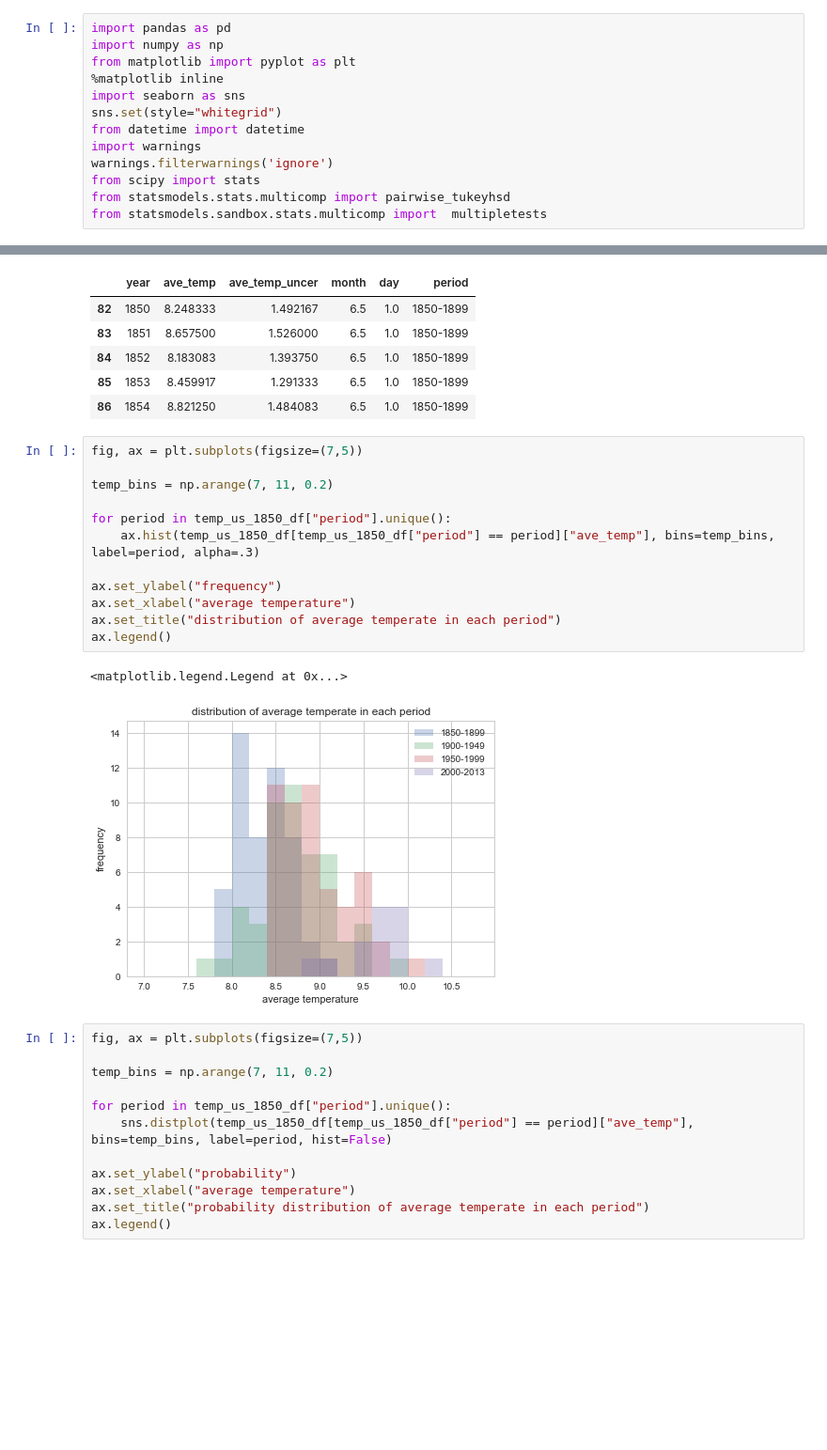
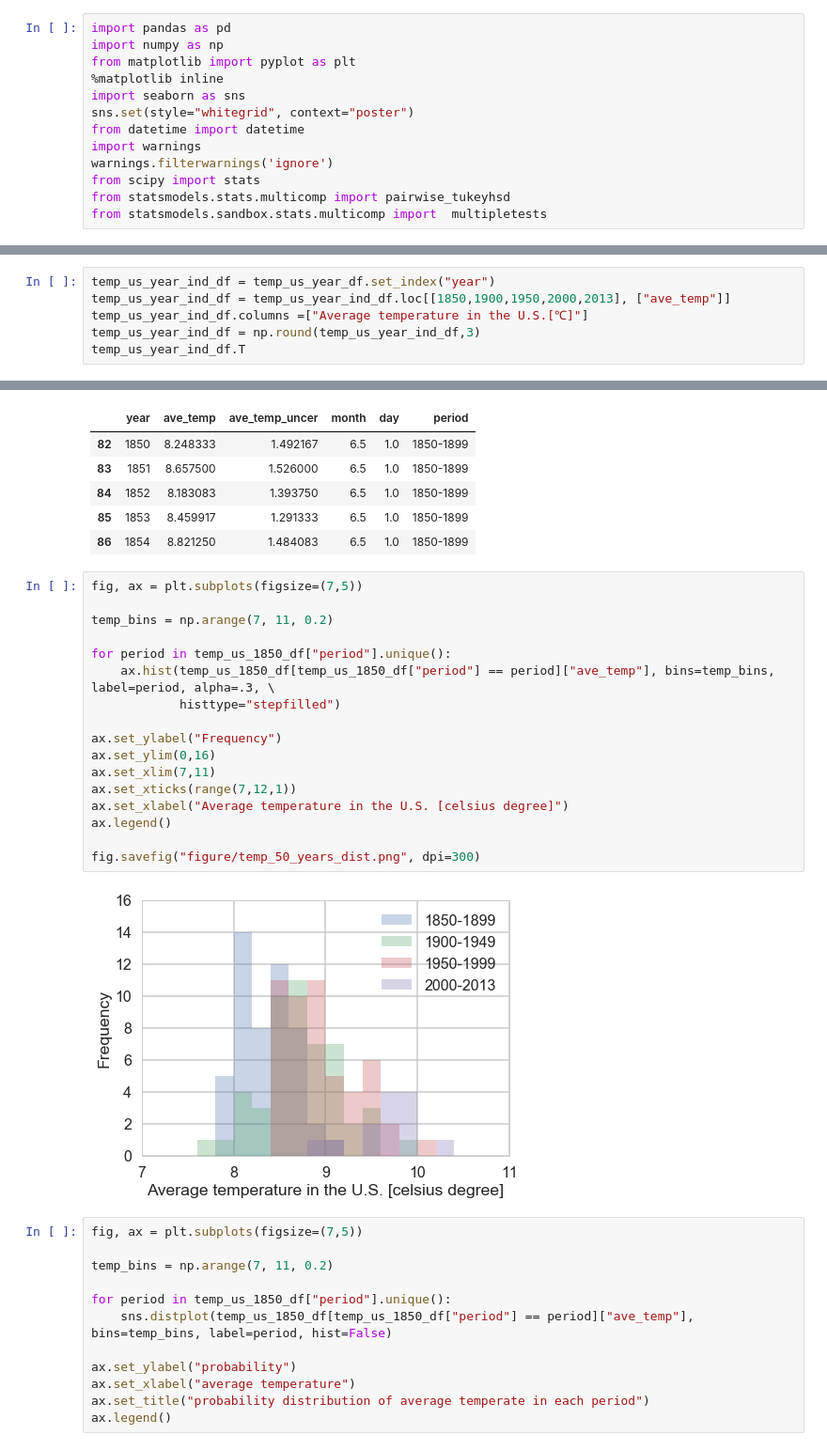
Before and after one commit to tkino15/IN290_final_project, a Jupyter notebook: temp_anova_multicomp.ipynb, the cells around one changed output, grey strips where cells are left out. Shown: that part at 94% size. Saved outputs shown, nothing was run; the diff lists cells and outputs as text; blank space fills up the shorter version.

```diff
--- a/temp_anova_multicomp.ipynb
+++ b/temp_anova_multicomp.ipynb
@@ -10,7 +10,7 @@ import numpy as np
 from matplotlib import pyplot as plt
 %matplotlib inline
 import seaborn as sns
-sns.set(style="whitegrid")
+sns.set(style="whitegrid", context="poster")
 from datetime import datetime
 import warnings
 warnings.filterwarnings('ignore')
@@ -130,0 +134,6 @@ Text(0.5,1,'average temp in each year')
+# %%
+temp_us_year_ind_df = temp_us_year_df.set_index("year")
+temp_us_year_ind_df = temp_us_year_ind_df.loc[[1850,1900,1950,2000,2013], ["ave_temp"]]
+temp_us_year_ind_df.columns =["Average temperature in the U.S.[℃]"]
+temp_us_year_ind_df = np.round(temp_us_year_ind_df,3)
+temp_us_year_ind_df.T
@@ -174,18 +186,22 @@ temp_us_1850_df.head()
 # %%
 fig, ax = plt.subplots(figsize=(7,5))
 
 temp_bins = np.arange(7, 11, 0.2)
 
 for period in temp_us_1850_df["period"].unique():
-    ax.hist(temp_us_1850_df[temp_us_1850_df["period"] == period]["ave_temp"], bins=temp_bins, label=period, alpha=.3)
+    ax.hist(temp_us_1850_df[temp_us_1850_df["period"] == period]["ave_temp"], bins=temp_bins, label=period, alpha=.3, \
+            histtype="stepfilled")
 
-ax.set_ylabel("frequency")
-ax.set_xlabel("average temperature")
-ax.set_title("distribution of average temperate in each period")
+ax.set_ylabel("Frequency")
+ax.set_ylim(0,16)
+ax.set_xlim(7,11)
+ax.set_xticks(range(7,12,1))
+ax.set_xlabel("Average temperature in the U.S. [celsius degree]")
 ax.legend()
+
+fig.savefig("figure/temp_50_years_dist.png", dpi=300)
 # %% [output]
-<matplotlib.legend.Legend at 0x...>
-[figure, old version]
+[figure, new version]
 # %%
 fig, ax = plt.subplots(figsize=(7,5))
 
```
Also changed, not shown: parts of 5 cells of this notebook, 15 other files.
